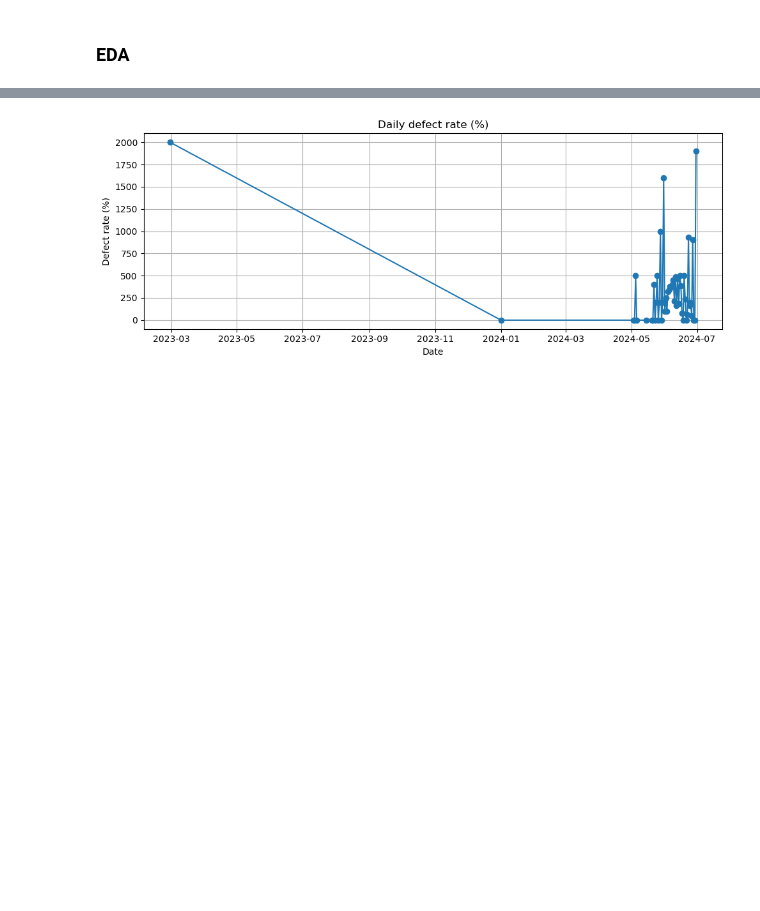
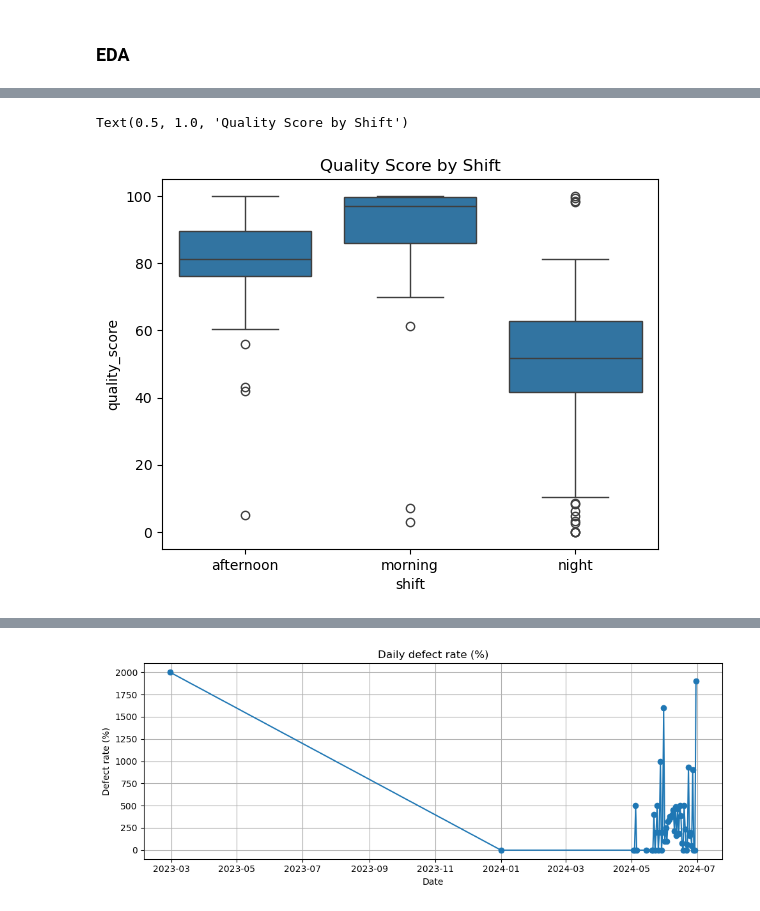
Before and after one commit to bbhatta10/Smart-Quality-Analysis, a Jupyter notebook: ManuQuality.ipynb, the cells around one changed output, grey strips where cells are left out. Drawn from its saved outputs; the diff is of its cells as text; code cells hidden in the pictures; blank space fills up the shorter version.

```diff
--- a/ManuQuality.ipynb
+++ b/ManuQuality.ipynb
@@ -184,0 +183,7 @@ Unique Inspectors: 27
+# %%
+# Quality score by shift
+sns.boxplot(x='shift', y='quality_score', data=df)
+plt.title("Quality Score by Shift")
+# %% [output]
+Text(0.5, 1.0, 'Quality Score by Shift')
+[figure, added]
```
Also changed, not shown: parts of 7 cells of this notebook.
